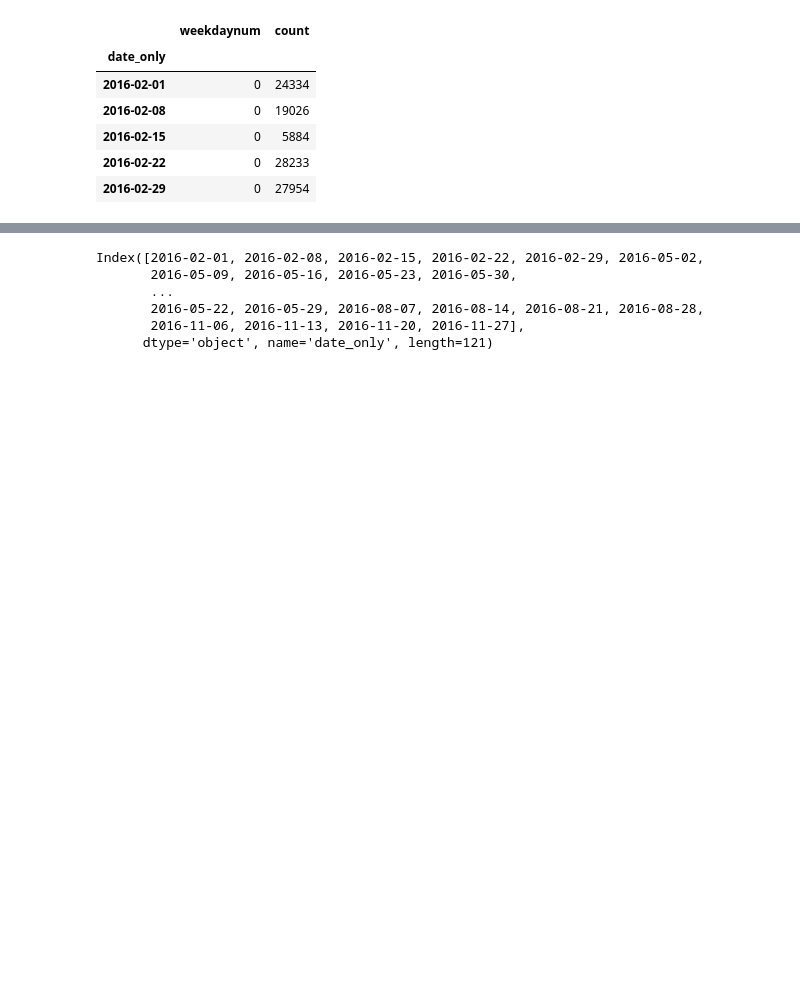
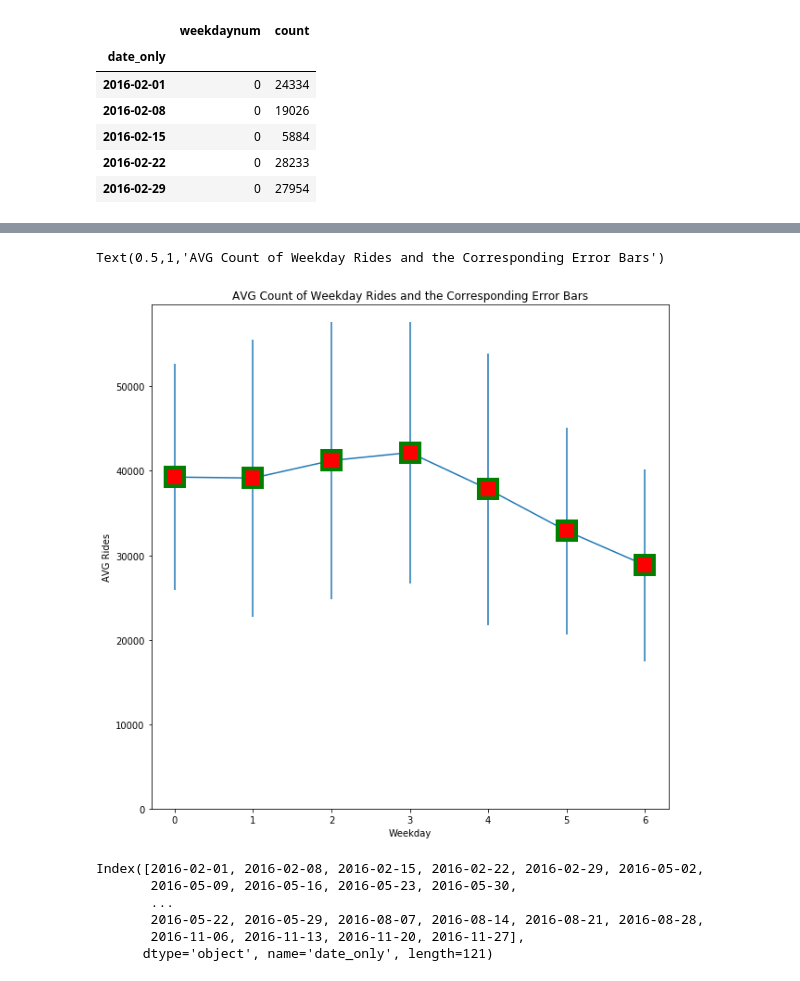
Before and after one commit to meiguan/PUI2018_yg833, a Jupyter notebook: HW8_yg833/Assignment_2_Citibikes_final.ipynb, the cells around one changed output, grey strips where cells are left out. Drawn from its saved outputs; the diff is of its cells as text; code cells hidden in the pictures; blank space fills up the shorter version.

```diff
--- a/HW8_yg833/Assignment_2_Citibikes_final.ipynb
+++ b/HW8_yg833/Assignment_2_Citibikes_final.ipynb
@@ -286,0 +293,10 @@ graphdates.head()
+# %%
+overall_std = pd.DataFrame(graphunredacted.groupby(['weekdaynum'])['count'].std()).reset_index()
+overall_std.columns = ['weekdaynum', 'std']
+overall_std
+
+overall_mn = pd.DataFrame(graphunredacted.groupby(['weekdaynum'])['count'].mean()).reset_index()
+overall_mn.columns = ['weekdaynum', 'mean']
+overall_mn
+
+errorgraph = pd.merge(overall_mn, overall_std, how='inner', on='weekdaynum').reset_index()
@@ -287,3 +314,15 @@ graphdates.head()
+# %%
+plt.figure(figsize=(10,10))
+plt.errorbar(errorgraph['weekdaynum'], errorgraph['mean'], errorgraph['std'], marker='s', mfc='red',
+        mec='green', ms=20, mew=4)
+plt.ylim(0)
+plt.xlabel('Weekday')
+plt.ylabel('AVG Rides')
+plt.title('AVG Count of Weekday Rides and the Corresponding Error Bars')
+#plt.legend(['Monday', 'Tuesday', 'Wednesday', 'Thursday', 'Friday', 'Saturday', 'Sunday'])
+# %% [output]
+Text(0.5,1,'AVG Count of Weekday Rides and the Corresponding Error Bars')
+[figure, added]
 # %%
 graphdates.index
 # %% [output]
```
Also changed, not shown: parts of 42 cells of this notebook.
